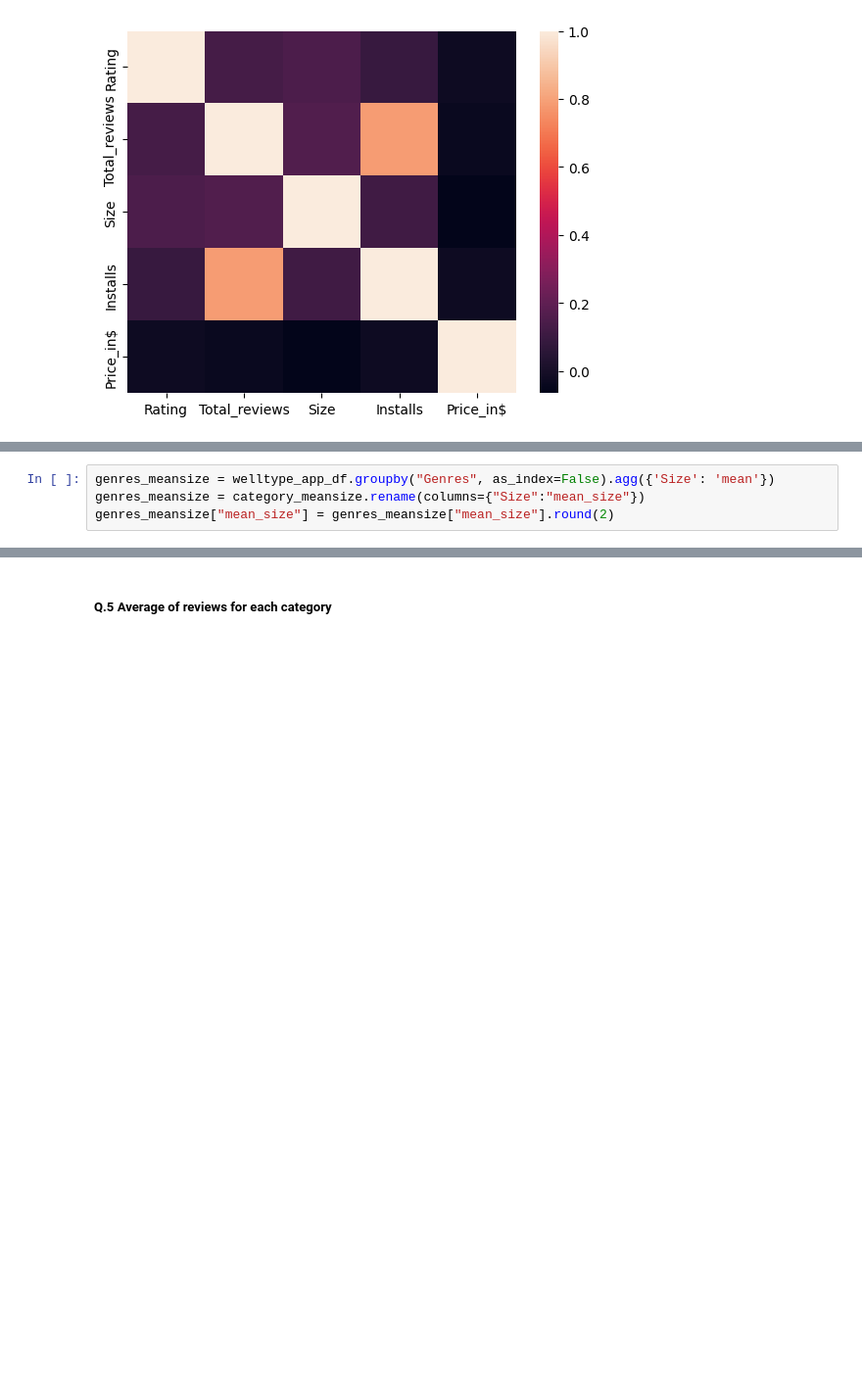
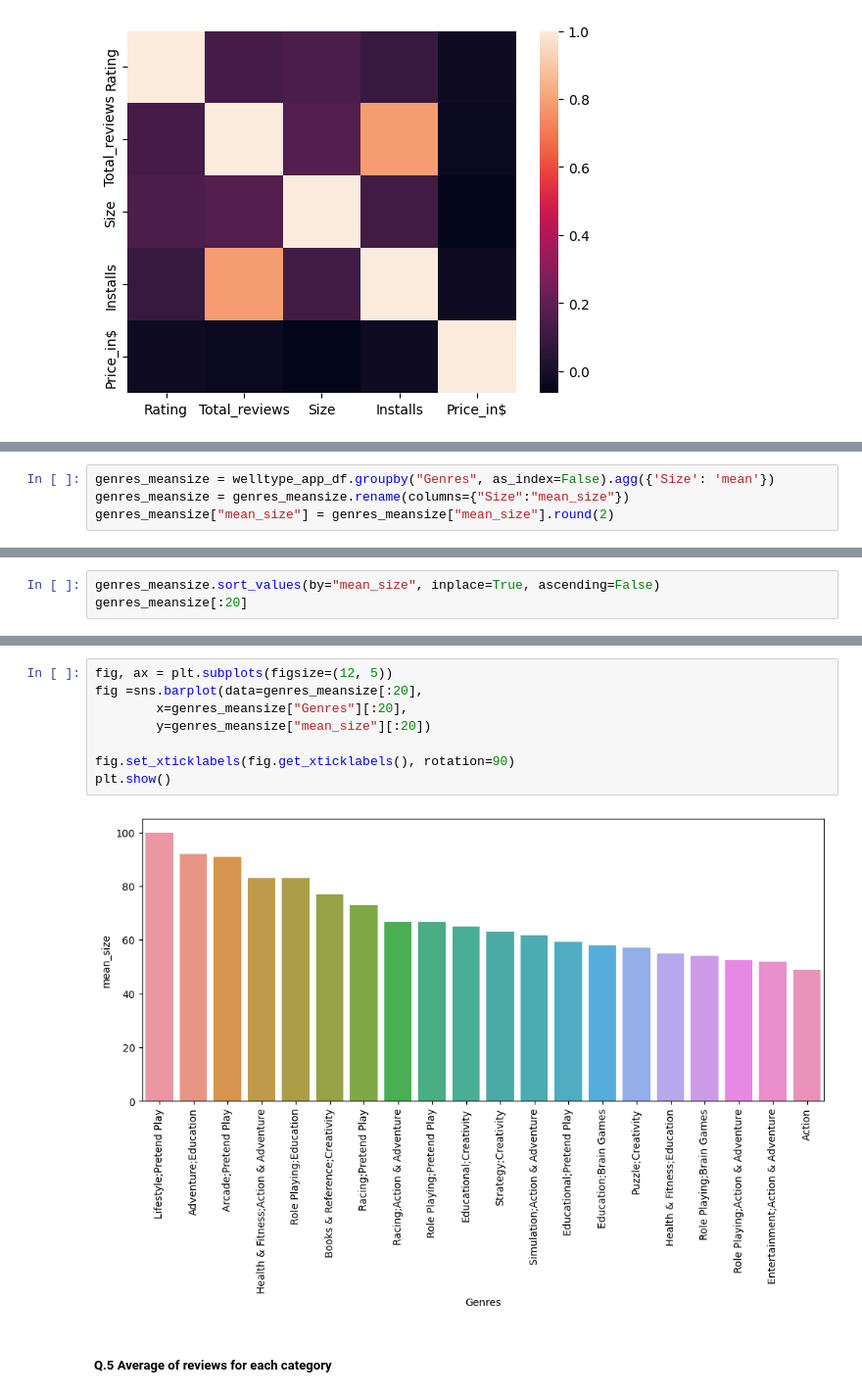
Before and after one commit to saeedshiranii/Data_Analysis, a Jupyter notebook: Pesronal projects/Google play store/main.ipynb, the cells around one changed output, grey strips where cells are left out. Shown at 98% size. Drawn from its saved outputs; the diff is of its cells as text; blank space fills up the shorter version.

Commit message:
Data exploration is 80% done.
Hypothesis testing started

```diff
--- a/Pesronal projects/Google play store/main.ipynb
+++ b/Pesronal projects/Google play store/main.ipynb
@@ -466,4 +554,4 @@ The default value of numeric_only in DataFrame.corr is deprecated. In a future v
 # %%
 genres_meansize = welltype_app_df.groupby("Genres", as_index=False).agg({'Size': 'mean'})
-genres_meansize = category_meansize.rename(columns={"Size":"mean_size"})
+genres_meansize = genres_meansize.rename(columns={"Size":"mean_size"})
 genres_meansize["mean_size"] = genres_meansize["mean_size"].round(2)
@@ -489,0 +558,3 @@ px.pie(data_frame=category_meansize,
+# %%
+genres_meansize.sort_values(by="mean_size", inplace=True, ascending=False)
+genres_meansize[:20]
@@ -490,3 +579,13 @@ px.pie(data_frame=category_meansize,
+# %%
+fig, ax = plt.subplots(figsize=(12, 5))
+fig =sns.barplot(data=genres_meansize[:20],
+        x=genres_meansize["Genres"][:20],
+        y=genres_meansize["mean_size"][:20])
+
+fig.set_xticklabels(fig.get_xticklabels(), rotation=90)
+plt.show()
+# %% [output]
+[figure, added]
 # %% [markdown]
 ##### Q.5 Average of reviews for each category
 # %%
```
Also changed, not shown: parts of 33 cells of this notebook.
